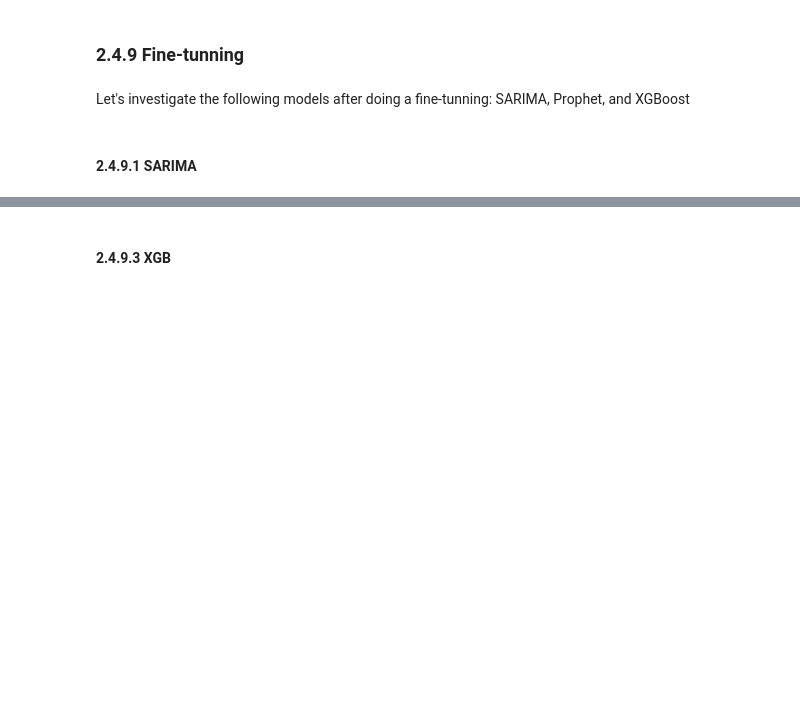
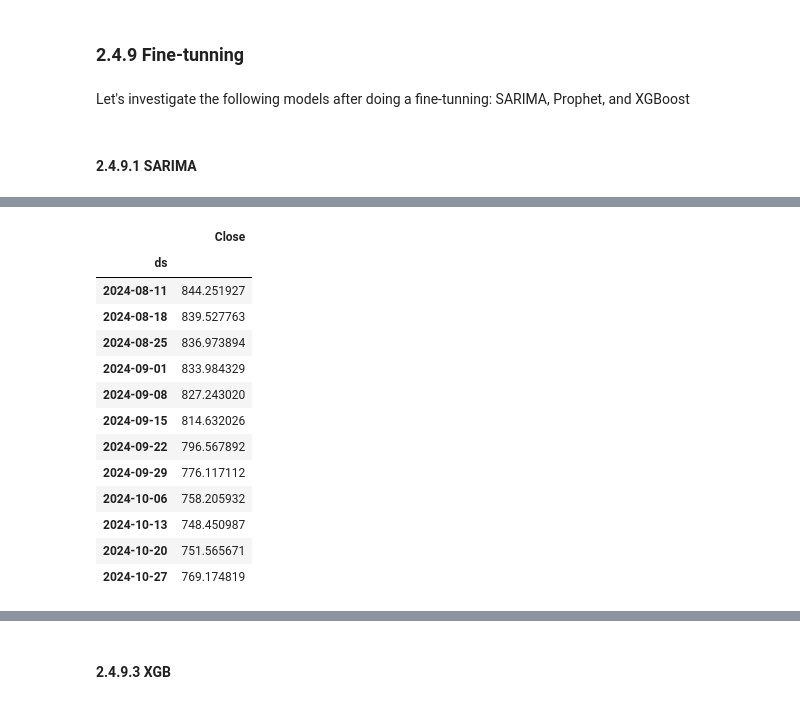
Before and after one commit to mbarriola96/stock_prices_forecasting, a Jupyter notebook: 02_forecasting.ipynb, the cells around one changed output, grey strips where cells are left out. Cells and saved outputs as stored; diff of their text form; code cells hidden in the pictures; blank space fills up the shorter version.

```diff
--- a/02_forecasting.ipynb
+++ b/02_forecasting.ipynb
@@ -595,0 +705,20 @@ print(f'Mejor modelo SARIMA: order={best_pdq}, seasonal_order={best_seasonal_pdq
+# %%
+# Going back to the train_data format
+forecast_best = forecast_best[['ds','yhat']].set_index('ds').rename(columns={'yhat':'Close'})[-12:]
+
+forecast_best
+# %% [output]
+|  | Close |
+| ds |  |
+| 2024-08-11 | 844.251927 |
+| 2024-08-18 | 839.527763 |
+| 2024-08-25 | 836.973894 |
+| 2024-09-01 | 833.984329 |
+| 2024-09-08 | 827.243020 |
+| 2024-09-15 | 814.632026 |
+| 2024-09-22 | 796.567892 |
+| 2024-09-29 | 776.117112 |
+| 2024-10-06 | 758.205932 |
+| 2024-10-13 | 748.450987 |
+| 2024-10-20 | 751.565671 |
+| 2024-10-27 | 769.174819 |
```
Also changed, not shown: parts of 46 cells of this notebook, 2 other files.
